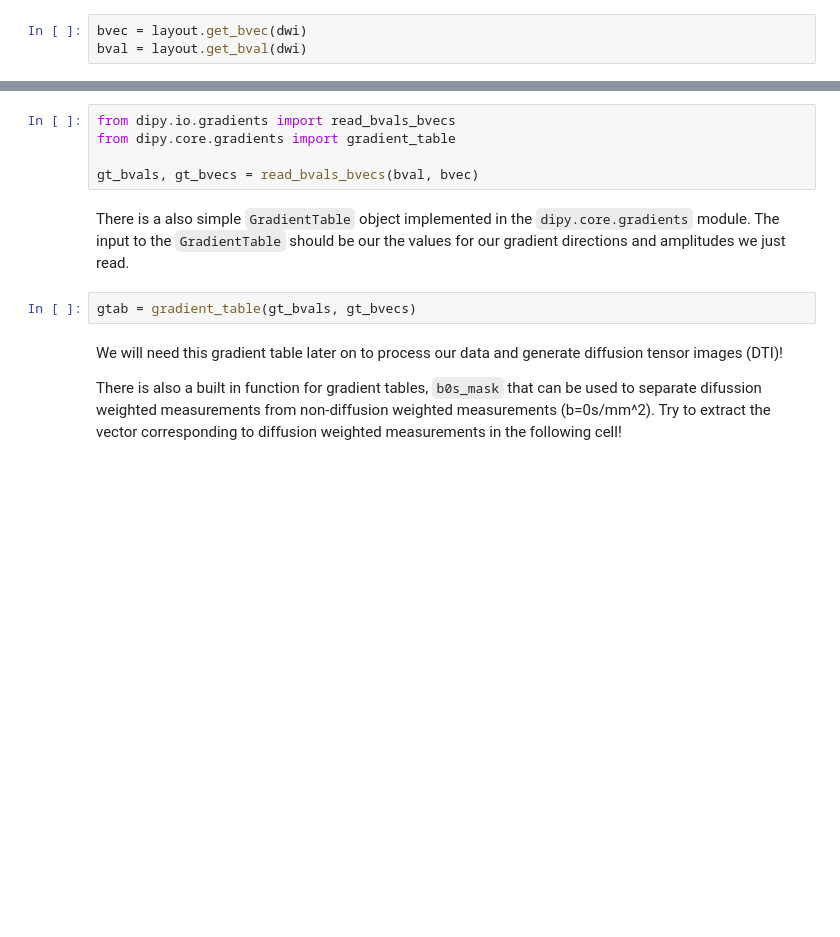
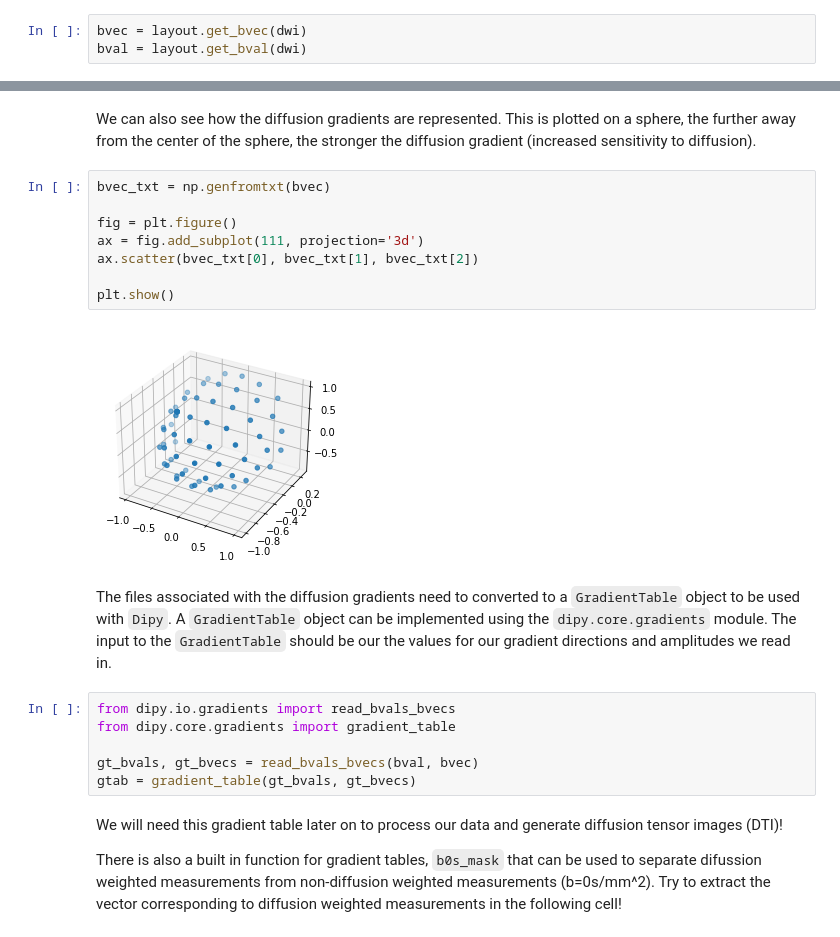
Before and after one commit to carpentries-incubator/SDC-BIDS-dMRI, a Jupyter notebook: code/introduction/solutions/introduction_solutions.ipynb, the cells around one changed output, grey strips where cells are left out. Saved outputs shown, nothing was run; the diff lists cells and outputs as text; blank space fills up the shorter version.

```diff
--- a/code/introduction/solutions/introduction_solutions.ipynb
+++ b/code/introduction/solutions/introduction_solutions.ipynb
@@ -123,12 +161,23 @@ bval = layout.get_bval(dwi)
+# %% [markdown]
+We can also see how the diffusion gradients are represented. This is plotted on a sphere, the further away from the center of the sphere, the stronger the diffusion gradient (increased sensitivity to diffusion).
+# %%
+bvec_txt = np.genfromtxt(bvec)
+
+fig = plt.figure()
+ax = fig.add_subplot(111, projection='3d')
+ax.scatter(bvec_txt[0], bvec_txt[1], bvec_txt[2])
+
+plt.show()
+# %% [output]
+[figure, added]
+# %% [markdown]
+The files associated with the diffusion gradients need to converted to a `GradientTable` object to be used with `Dipy`. A `GradientTable` object can be implemented using the `dipy.core.gradients` module. The input to the `GradientTable` should be our the values for our gradient directions and amplitudes we read in.
 # %%
 from dipy.io.gradients import read_bvals_bvecs
 from dipy.core.gradients import gradient_table
 
 gt_bvals, gt_bvecs = read_bvals_bvecs(bval, bvec)
+gtab = gradient_table(gt_bvals, gt_bvecs)
-# %% [markdown]
-There is a also simple `GradientTable` object implemented in the `dipy.core.gradients` module. The input to the `GradientTable` should be our the values for our gradient directions and amplitudes we just read.
-# %%
-gtab = gradient_table(gt_bvals, gt_bvecs)
 # %% [markdown]
 We will need this gradient table later on to process our data and generate diffusion tensor images (DTI)!
 
```
Also changed, not shown: parts of 19 cells of this notebook, 1 other file.
